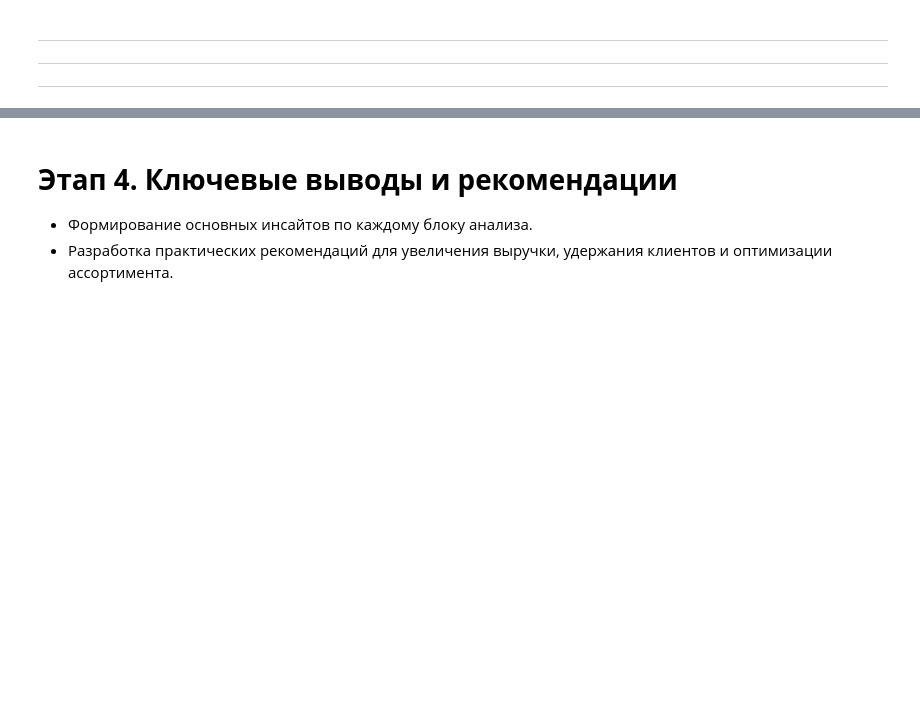
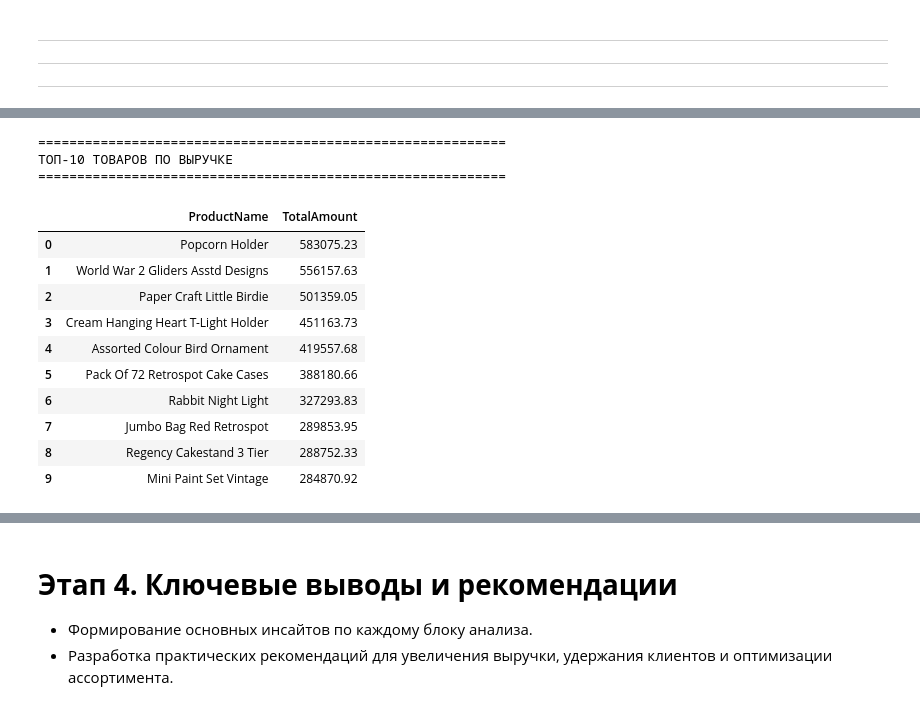
Before and after one commit to dazzens/dazzens, a Jupyter notebook: EDA_проект.ipynb, the cells around one changed output, grey strips where cells are left out. Drawn from its saved outputs; the diff is of its cells as text; code cells hidden in the pictures; blank space fills up the shorter version.

```diff
--- a/EDA_проект.ipynb
+++ b/EDA_проект.ipynb
@@ -1318,0 +1514,22 @@ dtype: int64
+# %%
+print('=' * 60)
+print('ТОП-10 ТОВАРОВ ПО ВЫРУЧКЕ')
+print('=' * 60)
+
+top_10_revenue = df.groupby('ProductName')['TotalAmount'].sum().nlargest(10)
+display(top_10_revenue.reset_index())
+# %% [output]
+============================================================
+ТОП-10 ТОВАРОВ ПО ВЫРУЧКЕ
+============================================================
+|  | ProductName | TotalAmount |
+| 0 | Popcorn Holder | 583075.23 |
+| 1 | World War 2 Gliders Asstd Designs | 556157.63 |
+| 2 | Paper Craft Little Birdie | 501359.05 |
+| 3 | Cream Hanging Heart T-Light Holder | 451163.73 |
+| 4 | Assorted Colour Bird Ornament | 419557.68 |
+| 5 | Pack Of 72 Retrospot Cake Cases | 388180.66 |
+| 6 | Rabbit Night Light | 327293.83 |
+| 7 | Jumbo Bag Red Retrospot | 289853.95 |
+| 8 | Regency Cakestand 3 Tier | 288752.33 |
+| 9 | Mini Paint Set Vintage | 284870.92 |
```
Also changed, not shown: parts of 71 cells of this notebook.
